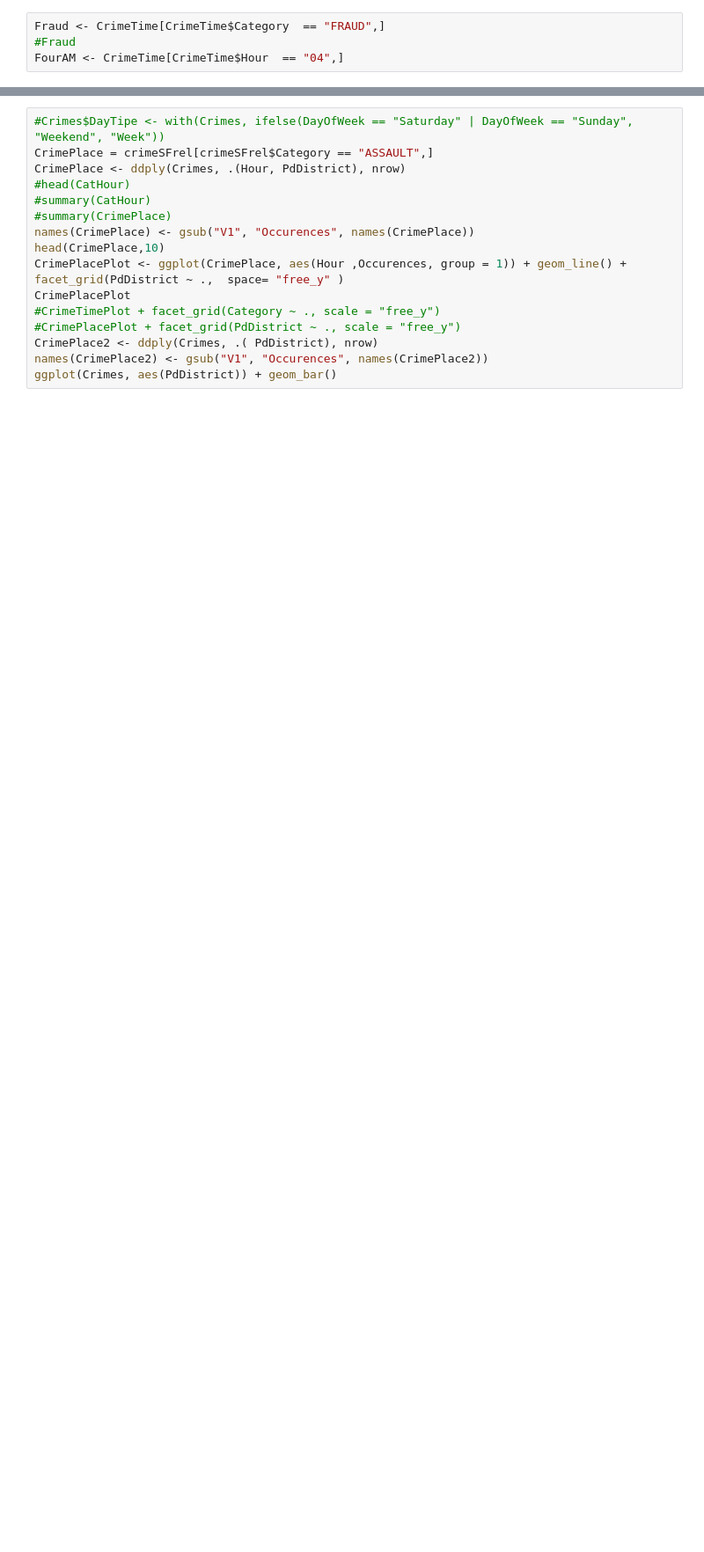
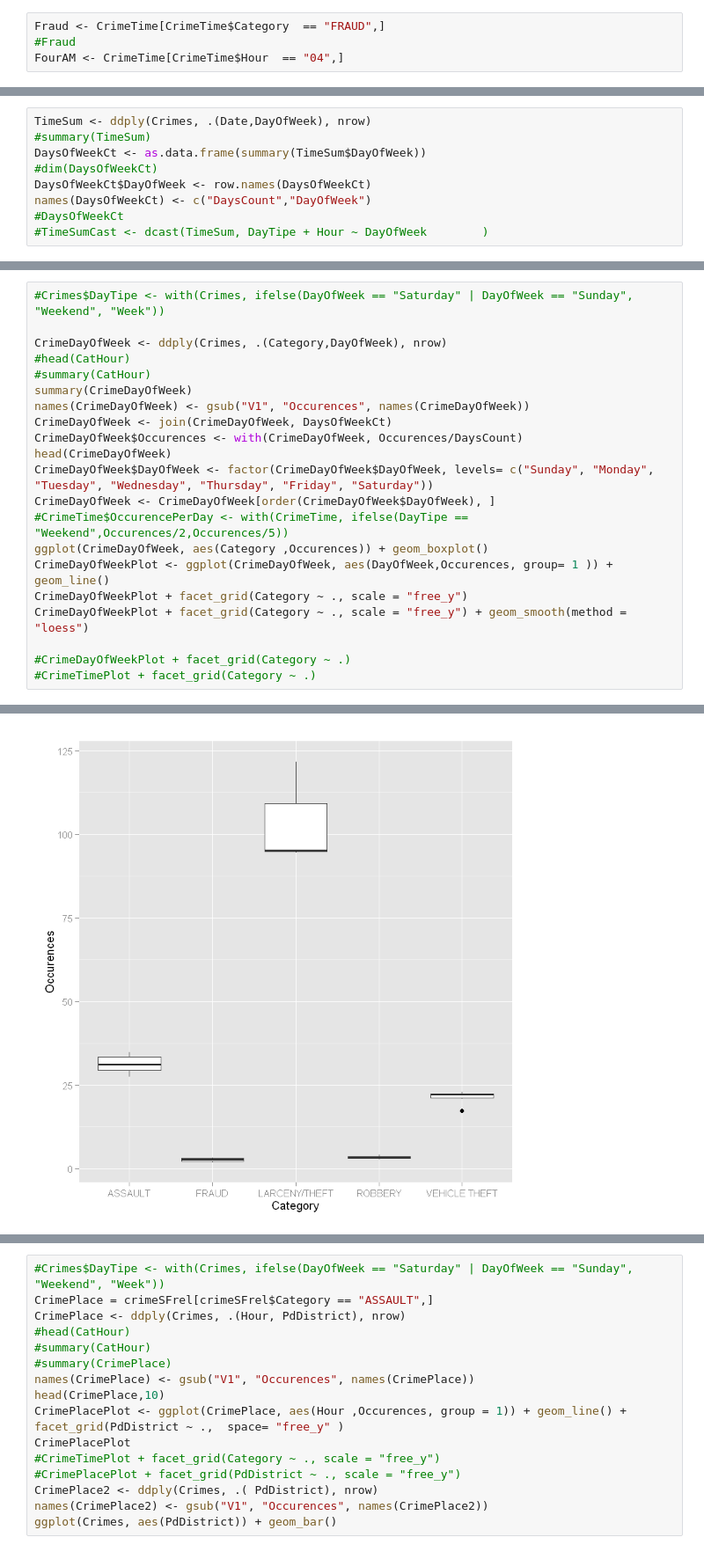
Before and after one commit to LaurentFranckx/SFCrime, a Jupyter notebook: SFcrimeLFR2.ipynb, the cells around one changed output, grey strips where cells are left out. Shown at 88% size. Cells and saved outputs as stored; diff of their text form; blank space fills up the shorter version.

```diff
--- a/SFcrimeLFR2.ipynb
+++ b/SFcrimeLFR2.ipynb
@@ -108,3 +100,12 @@ Using OccurencePerDay as value column: use value.var to override.
 | VEHICLE THEFT | 0.61550138 | 0.07077001 | 1.00000000 | 0.85895442 | 0.41450577 |
 | LARCENY/THEFT | 0.7121945 | 0.2580865 | 0.8589544 | 1.0000000 | 0.2309677 |
 | ROBBERY | 0.4175055 | 0.3357739 | 0.4145058 | 0.2309677 | 1.0000000 |
+# %%
+TimeSum <- ddply(Crimes, .(Date,DayOfWeek), nrow)
+#summary(TimeSum)
+DaysOfWeekCt <- as.data.frame(summary(TimeSum$DayOfWeek))
+#dim(DaysOfWeekCt)
+DaysOfWeekCt$DayOfWeek <- row.names(DaysOfWeekCt)
+names(DaysOfWeekCt) <- c("DaysCount","DayOfWeek")
+#DaysOfWeekCt
+#TimeSumCast <- dcast(TimeSum, DayTipe + Hour ~ DayOfWeek        )
@@ -110,0 +130,22 @@ Using OccurencePerDay as value column: use value.var to override.
+# %%
+#Crimes$DayTipe <- with(Crimes, ifelse(DayOfWeek == "Saturday" | DayOfWeek == "Sunday", "Weekend", "Week"))
+
+CrimeDayOfWeek <- ddply(Crimes, .(Category,DayOfWeek), nrow)
+#head(CatHour)
+#summary(CatHour)
+summary(CrimeDayOfWeek)
+names(CrimeDayOfWeek) <- gsub("V1", "Occurences", names(CrimeDayOfWeek))
+CrimeDayOfWeek <- join(CrimeDayOfWeek, DaysOfWeekCt)
+CrimeDayOfWeek$Occurences <- with(CrimeDayOfWeek, Occurences/DaysCount)
+head(CrimeDayOfWeek)
+CrimeDayOfWeek$DayOfWeek <- factor(CrimeDayOfWeek$DayOfWeek, levels= c("Sunday", "Monday", "Tuesday", "Wednesday", "Thursday", "Friday", "Saturday"))
+CrimeDayOfWeek <- CrimeDayOfWeek[order(CrimeDayOfWeek$DayOfWeek), ]
+#CrimeTime$OccurencePerDay <- with(CrimeTime, ifelse(DayTipe == "Weekend",Occurences/2,Occurences/5))
+ggplot(CrimeDayOfWeek, aes(Category ,Occurences)) + geom_boxplot()
+CrimeDayOfWeekPlot <- ggplot(CrimeDayOfWeek, aes(DayOfWeek,Occurences, group= 1 )) + geom_line()
+CrimeDayOfWeekPlot + facet_grid(Category ~ ., scale = "free_y")
+CrimeDayOfWeekPlot + facet_grid(Category ~ ., scale = "free_y") + geom_smooth(method = "loess")
+
+#CrimeDayOfWeekPlot + facet_grid(Category ~ .)
+#CrimeTimePlot + facet_grid(Category ~ .)
+# %% [output]
@@ -110,0 +168 @@ Using OccurencePerDay as value column: use value.var to override.
+[figure, added]
```
Also changed, not shown: parts of 10 cells of this notebook.
